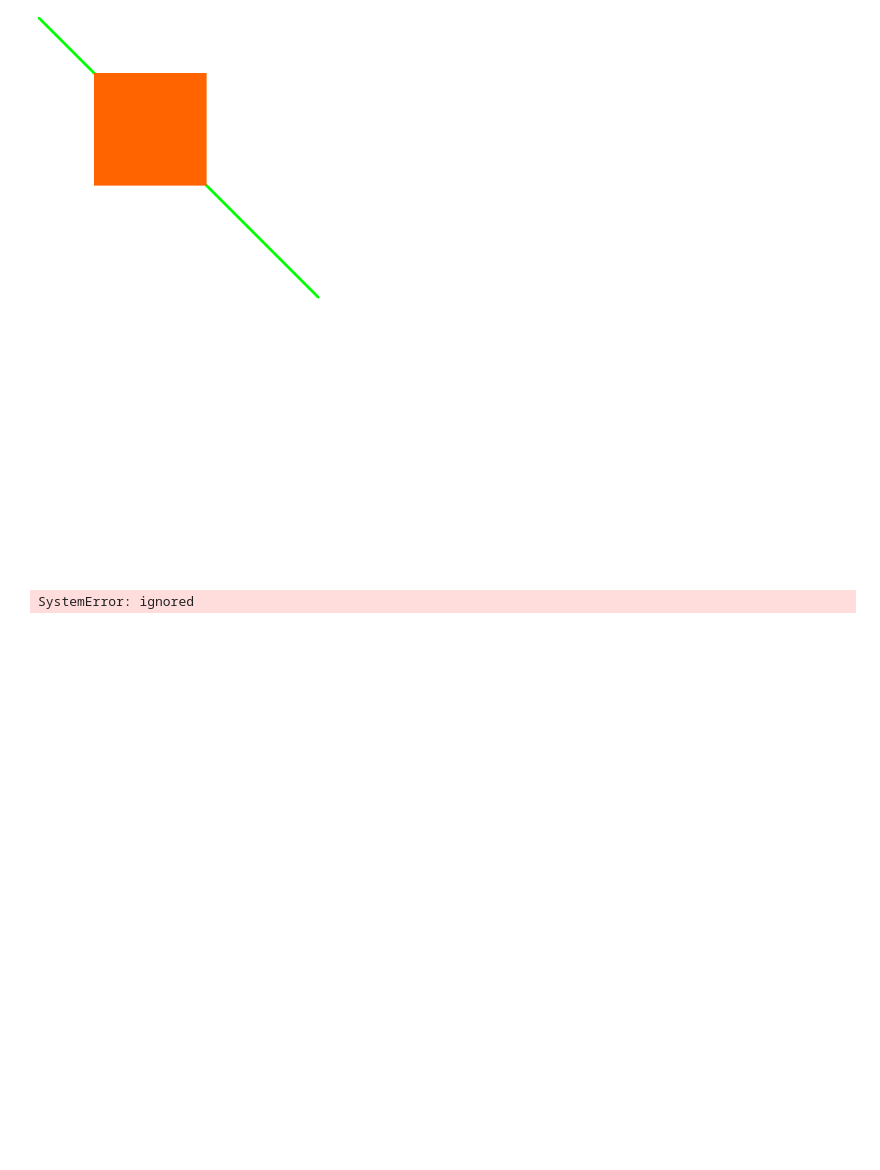
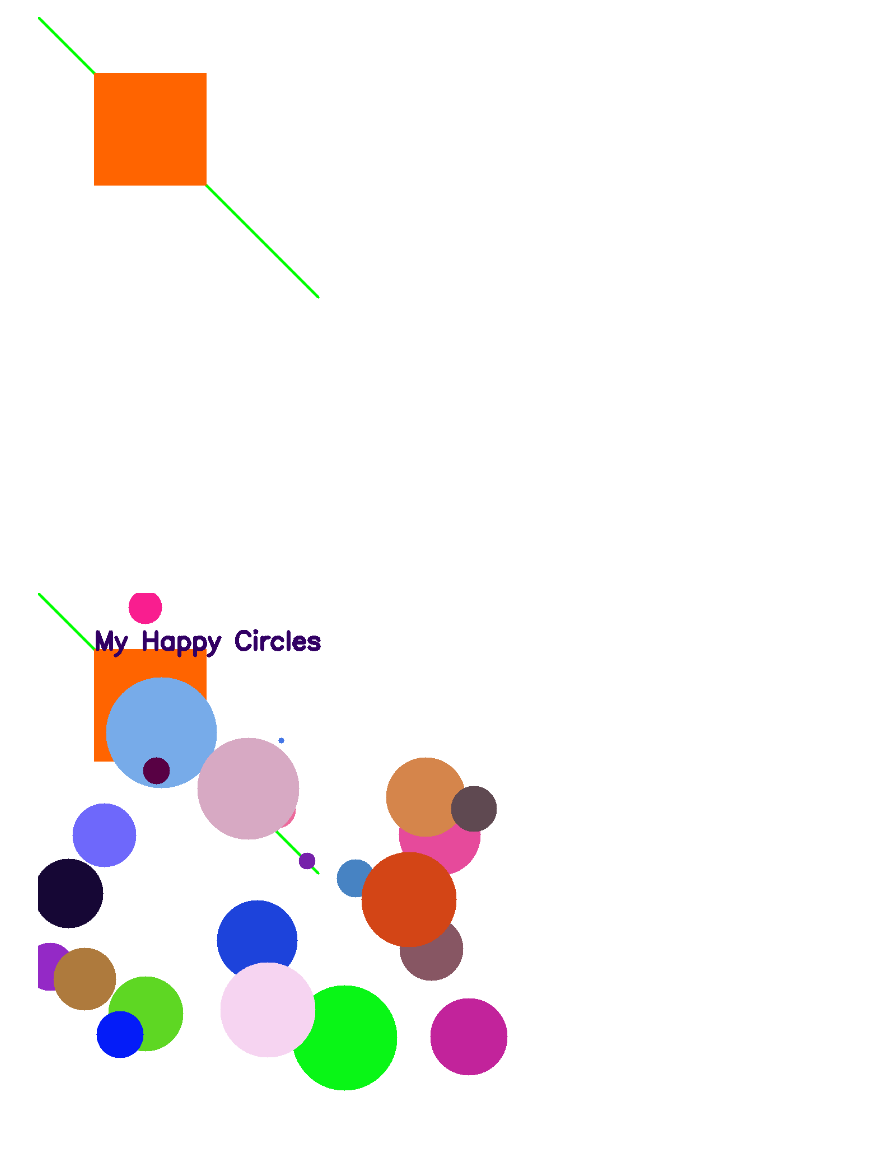
Before and after one commit to sowbarnikachennai/sowbarnikachennai, a Jupyter notebook: ImageProcessing.ipynb, the cells around one changed output. Saved outputs shown, nothing was run; the diff lists cells and outputs as text; code cells hidden in the pictures; blank space fills up the shorter version.

```diff
--- a/ImageProcessing.ipynb
+++ b/ImageProcessing.ipynb
@@ -55,15 +50,15 @@ cv2_imshow(can)
 # %%
 #Create Circles
 for i in range(0,25):
     radius=np.random.randint(5,100)
     color=np.random.randint(0,high=256,size=(3,)).tolist()
     point=np.random.randint(0,800,size=(2,))
-    cv2.circle(can,list(point),radius,color,-1)
+    cv2.circle(can,tuple(point),radius,color,-1)
 
 cv2.putText(can,"My Happy Circles",(100,100),cv2.FONT_HERSHEY_SIMPLEX,1.5,(100,0,50),5)
 cv2_imshow(can)
 # %% [output]
-SystemError: ignored
+[figure, added]
 # %%
 #Translate
 
```
Also changed, not shown: parts of 9 cells of this notebook.
